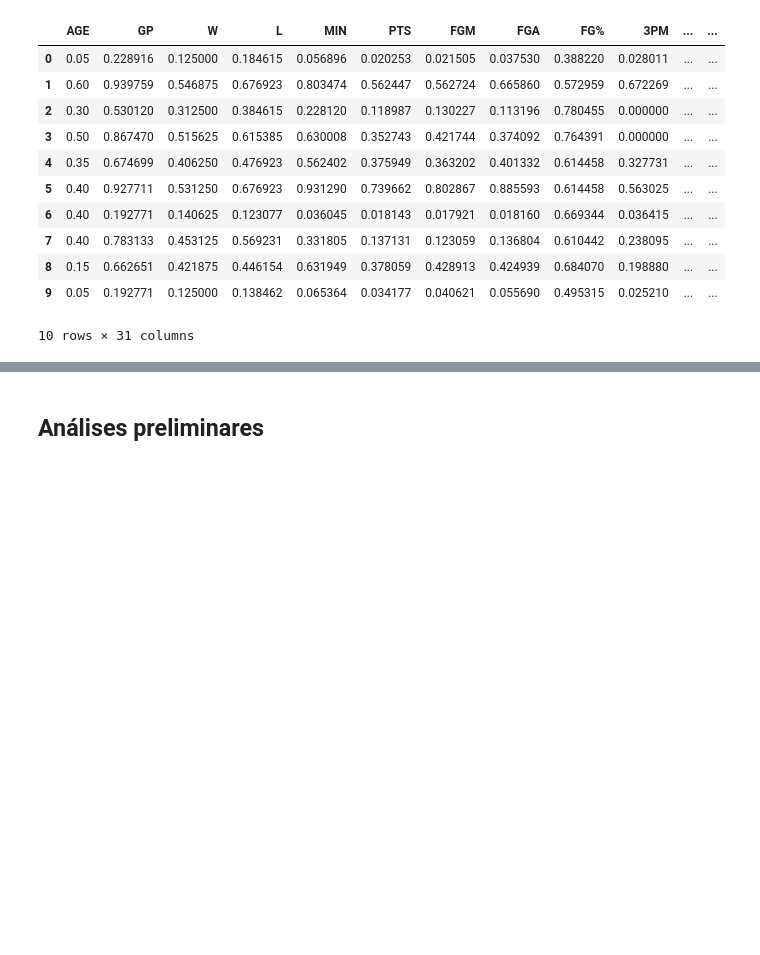
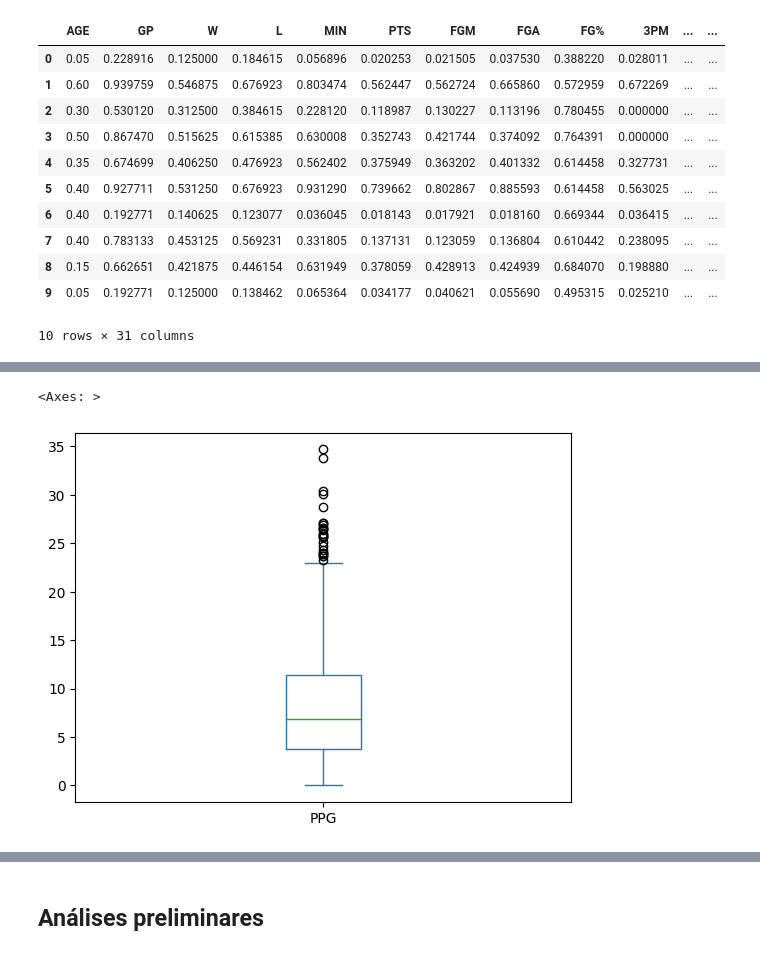
Before and after one commit to lss8/DataScienceNBA, a Jupyter notebook: Project_Data_Science.ipynb, the cells around one changed output, grey strips where cells are left out. Cells and saved outputs as stored; diff of their text form; code cells hidden in the pictures; blank space fills up the shorter version.

```diff
--- a/Project_Data_Science.ipynb
+++ b/Project_Data_Science.ipynb
@@ -308,0 +421,5 @@ df_normalized.head(10)
+# %%
+df['PPG'].plot.box()
+# %% [output]
+<Axes: >
+[figure, added]
```
Also changed, not shown: parts of 28 cells of this notebook.
